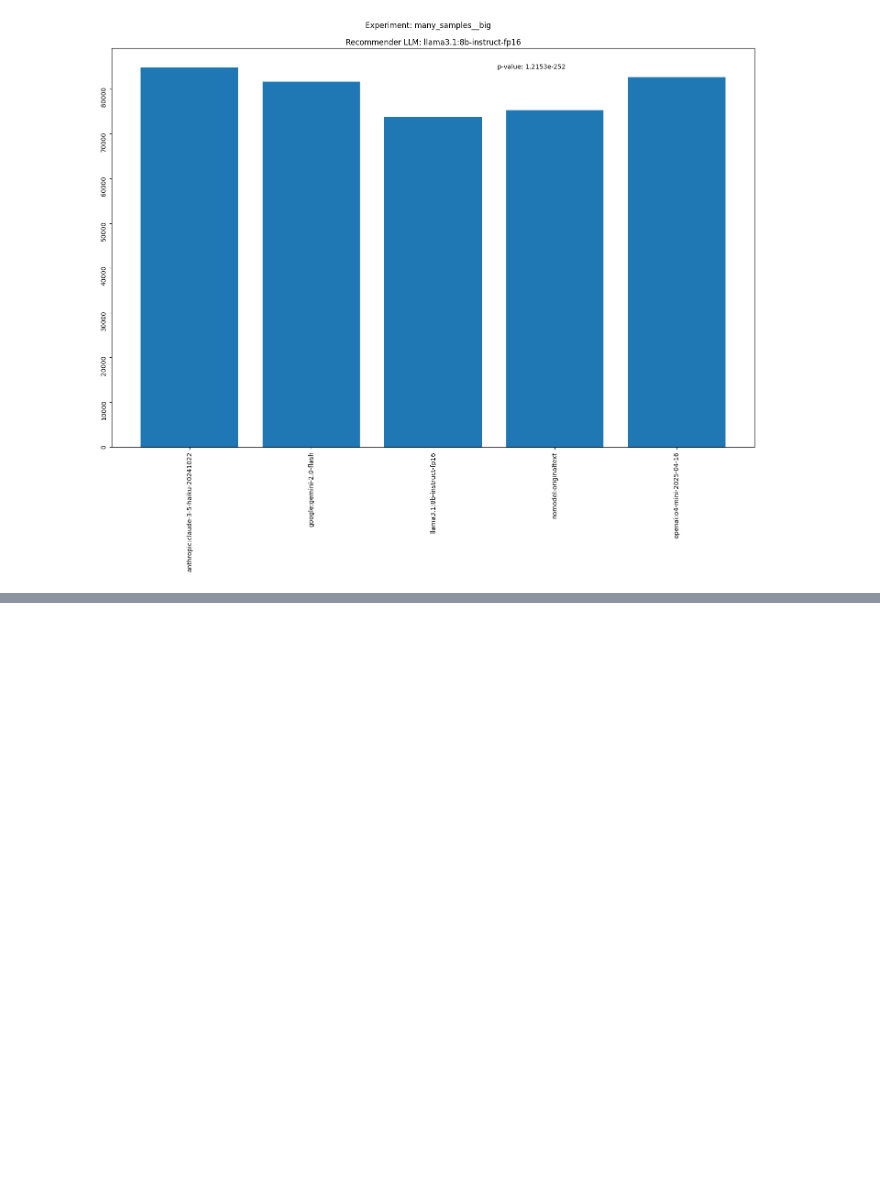
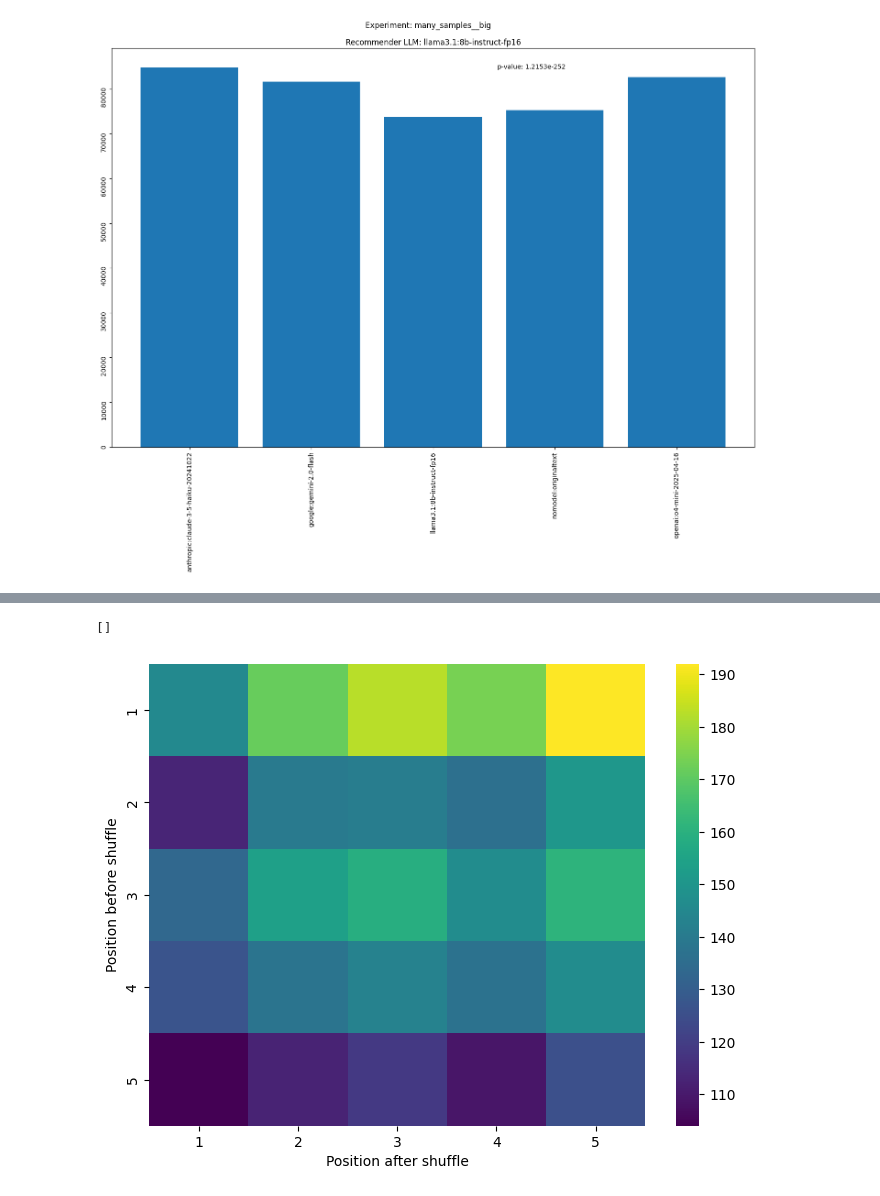
Before and after one commit to GoComputing/LLM-Bias-Research, a Jupyter notebook: notebooks/initialBias_analysis.ipynb, the cells around one changed output, grey strips where cells are left out. Drawn from its saved outputs; the diff is of its cells as text; code cells hidden in the pictures; blank space fills up the shorter version.

```diff
--- a/notebooks/initialBias_analysis.ipynb
+++ b/notebooks/initialBias_analysis.ipynb
@@ -439,0 +638,20 @@ Chi2 stat: 1172.8643566246658, p-value: 1.2153424881847918e-252
+# %%
+# Debug block generation
+debug_permutations = []
+for i in range(samples_per_query):
+    debug_permutations.append(input_dataset['queries'][i]['permutation'])
+debug_permutations = np.array(debug_permutations)
+
+for target_pos in range(top_k):
+
+    for i in range(top_k):
+        print(f"Product {i} to Position {target_pos}", end='    ')
+    print()
+
+    for col in np.array(compute_blocks(target_pos, top_k, samples_per_query, input_dataset)).T:
+        block_permutations = debug_permutations[col, :]
+        for permutation in block_permutations:
+            print(permutation, end='                ')
+        print()
+
+    print("\n\n")
@@ -439,0 +689,48 @@ Chi2 stat: 1172.8643566246658, p-value: 1.2153424881847918e-252
+# %%
+# Input: array of shape (top_k, samples_per_query)
+#  - Each column represents the probability distribution (non-normalized) of selecting
+#    the ith-product (i is the row)
+# contingency_matrix
+
+# Output: array of shape (top_k, top_k)
+#  - Each row represents the medians of counts of selected products that were on position i (row) and
+#    was moved to position j (column)
+matrix_counts = np.zeros((top_k, top_k))
+
+
+for orig_pos in range(top_k):
+
+    test_set = set()
+
+    for target_pos in range(top_k):
+
+        # Array of shape (top_k, samples_per_query//top_k)
+        #  - Each ith-row (block) represents a set of indices of shuffles,
+        #    where these shuffles moves products from position i to target_pos
+        blocks = np.array(compute_blocks(target_pos, top_k, samples_per_query, input_dataset))
+
+        # List of counts (each one is like a sample), where the selected product was at orig_pos,
+        # was moved to the target_pos and it was selected by the model
+        counts = contingency_matrix[orig_pos, blocks[orig_pos]]
+        test_set.update(blocks[orig_pos])
+
+        # Compute the mean for a robust representation
+        median = np.median(counts)
+
+        matrix_counts[orig_pos, target_pos] = median
+
+    assert len(test_set) == samples_per_query
+
+fig, ax = plt.subplots(figsize=(8, 6))
+sns.heatmap(matrix_counts, cmap="viridis", ax=ax)
+
+ax.set_xticklabels(range(1, top_k+1))
+ax.set_yticklabels(range(1, top_k+1))
+
+ax.set_xlabel('Position after shuffle')
+ax.set_ylabel('Position before shuffle')
+
+plt.plot()
+# %% [output]
+[]
+[figure, added]
```
Also changed, not shown: parts of 9 cells of this notebook.
